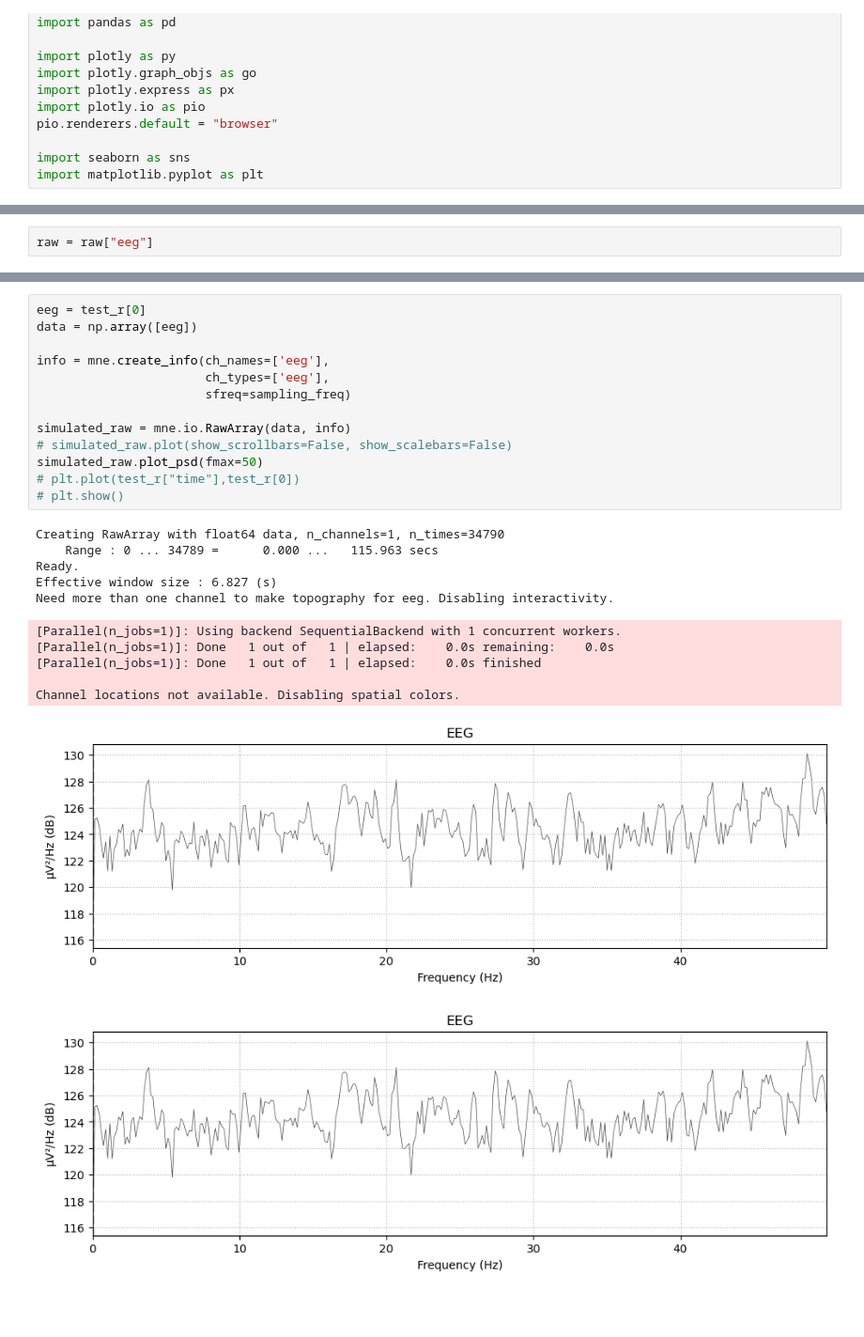
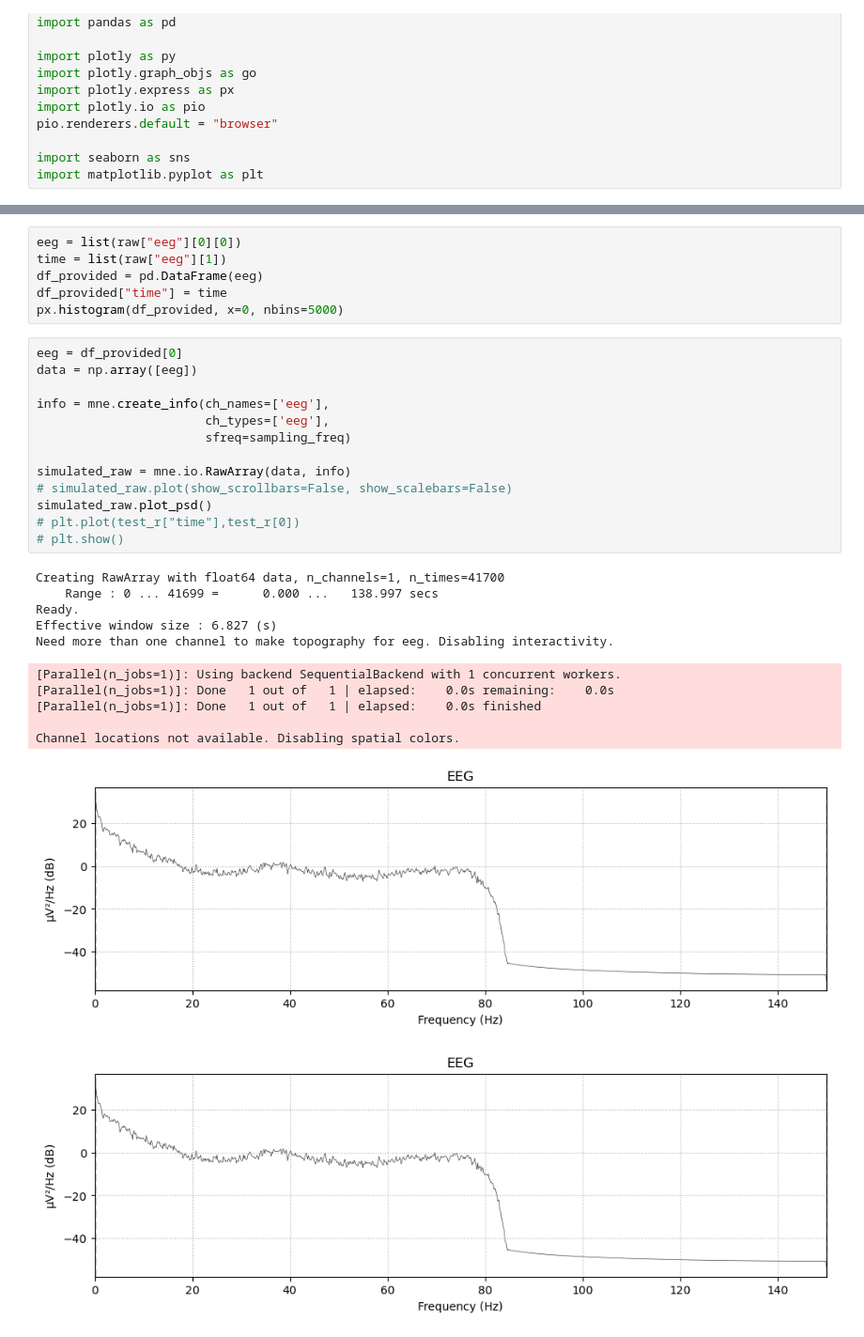
Before and after one commit to ChabCorp/LFP_IPMC, a Jupyter notebook: code/5_test_analyse.ipynb, the cells around one changed output, grey strips where cells are left out. Shown at 94% size. Saved outputs shown, nothing was run; the diff lists cells and outputs as text; blank space fills up the shorter version.

Commit message:
check data

```diff
--- a/code/5_test_analyse.ipynb
+++ b/code/5_test_analyse.ipynb
@@ -57,2 +85,0 @@ print(raw.info)
-# %%
-raw = raw["eeg"]
@@ -133,26 +86,32 @@ test_r["time"] = test_r.index*1/sampling_freq
+# %%
+eeg = list(raw["eeg"][0][0])
+time = list(raw["eeg"][1])
+df_provided = pd.DataFrame(eeg)
+df_provided["time"] = time
+px.histogram(df_provided, x=0, nbins=5000)
 # %%
-eeg = test_r[0]
+eeg = df_provided[0]
 data = np.array([eeg])
 
 info = mne.create_info(ch_names=['eeg'],
                        ch_types=['eeg'],
                        sfreq=sampling_freq)
 
 simulated_raw = mne.io.RawArray(data, info)
 # simulated_raw.plot(show_scrollbars=False, show_scalebars=False)
-simulated_raw.plot_psd(fmax=50)
+simulated_raw.plot_psd()
 # plt.plot(test_r["time"],test_r[0])
 # plt.show()
 # %% [output]
-Creating RawArray with float64 data, n_channels=1, n_times=34790
-    Range : 0 ... 34789 =      0.000 ...   115.963 secs
+Creating RawArray with float64 data, n_channels=1, n_times=41700
+    Range : 0 ... 41699 =      0.000 ...   138.997 secs
 Ready.
 Effective window size : 6.827 (s)
 Need more than one channel to make topography for eeg. Disabling interactivity.
 [Parallel(n_jobs=1)]: Using backend SequentialBackend with 1 concurrent workers.
 [Parallel(n_jobs=1)]: Done   1 out of   1 | elapsed:    0.0s remaining:    0.0s
 [Parallel(n_jobs=1)]: Done   1 out of   1 | elapsed:    0.0s finished
 
 Channel locations not available. Disabling spatial colors.
-[figure, old version]
+[figure, new version]
-[figure, old version]
+[figure, new version]
```
Also changed, not shown: parts of 16 cells of this notebook.
